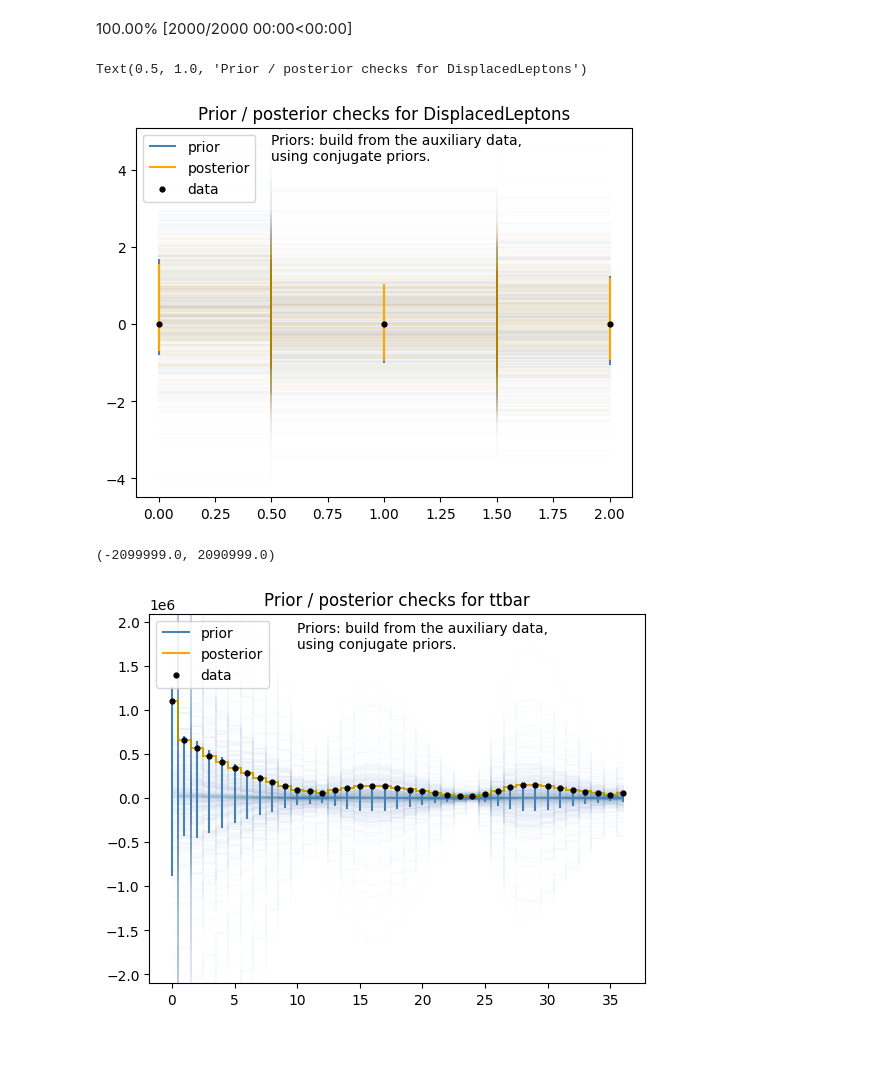
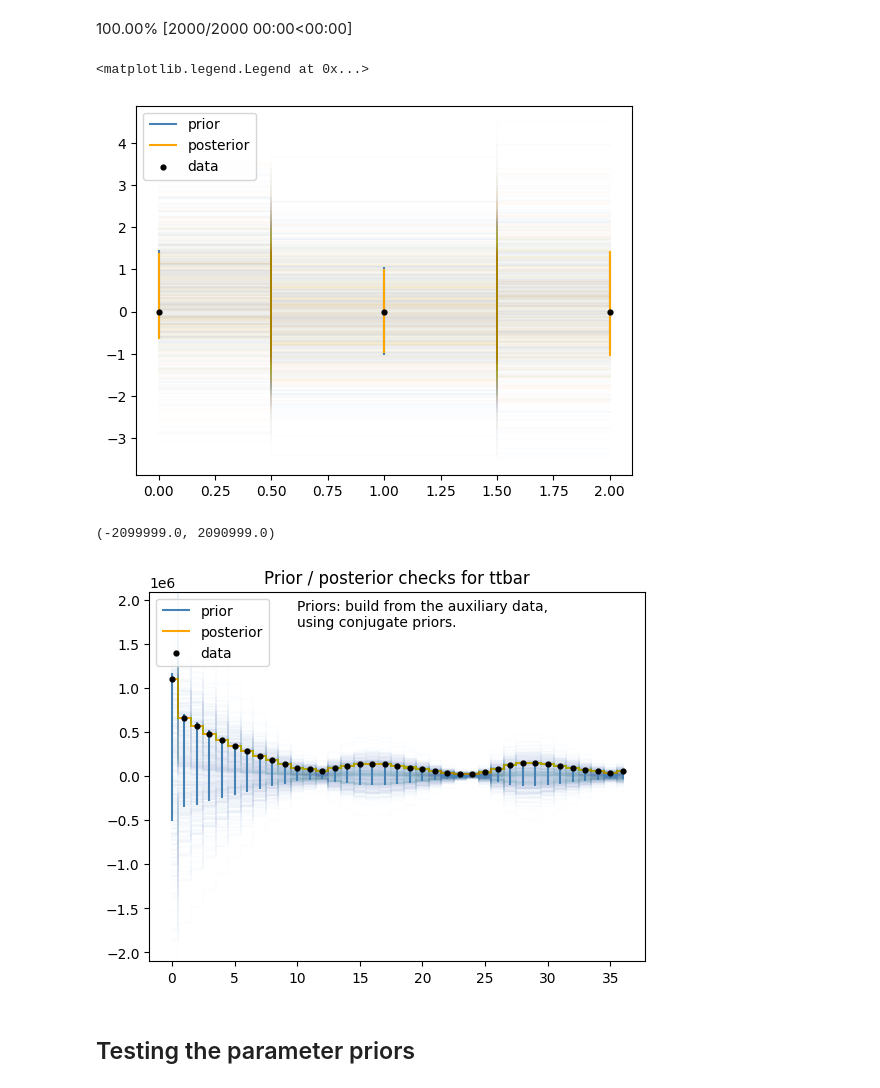
Before and after one commit to malin-horstmann/bayesian_pyhf, a Jupyter notebook: PPC/priors.ipynb, the cells around one changed output. Cells and saved outputs as stored; diff of their text form; code cells hidden in the pictures; blank space fills up the shorter version.

Commit message:
new priors with tests

```diff
--- a/PPC/priors.ipynb
+++ b/PPC/priors.ipynb
@@ -111,30 +128,44 @@ with pm.Model() as basic_model:
     norm_idx = np.concatenate([
         np.arange(v['slice'].start,v['slice'].stop) for k,v in model.config.par_map.items() if isinstance(v['paramset'], pyhf.parameters.constrained_by_normal)
     ])
+    # poiss_idx = np.concatenate([
+    #     np.arange(v['slice'].start,v['slice'].stop) for k,v in model.config.par_map.items() if isinstance(v['paramset'], pyhf.parameters.constrained_by_poisson)
+    # ])
 
     target = np.array(np.concatenate([unconstr_idx, norm_idx]))
-    ### Target vecor for ttbar
-    # target = np.array([72, 0, 1, 2, 3, 4, 5, 6, 7, 8, 9, 10, 11, 12, 13, 14, 15, 16, 17, 18, 19, 20, 21, 22, 23, 24, 25, 26, 27, 28, 29, 30, 31, 32, 33, 34, 35, 36, 37, 38, 39, 40,
-    #     41, 42, 43, 44, 45, 46, 47, 48, 49, 50, 51, 52, 53, 54, 55, 56, 57, 58, 59, 60, 61, 62, 63, 64, 65, 66, 67, 68, 69, 70, 71, 73, 74, 75, 76, 77, 78, 79, 80, 81, 82, 83, 84,
-    #     85, 86, 87, 88, 89, 90, 91, 92, 93, 94, 95, 96, 97])
-
+    # target = np.array(np.concatenate([unconstr_idx, norm_idx, poiss_idx]))
+    print(target)
 
 
     ## Parameters
+        # Unconstrained
     unconstr_pars = []
     unconstr_pars.extend(pm.Normal(f'{model.config.poi_name}', mu=[0], sigma=[1]))
 
+        # Normal (histosys, lumi, staterror)
     norm_pars = []
     mu = []
     sigma = []
     for k,v in model.config.par_map.items():
         if isinstance(v['paramset'], pyhf.parameters.constrained_by_normal):
-            mu.append(model.config.auxdata[model.config.auxdata_order.index(k)])
-            sigma.append(1)
-            # if
+            for i in model.constraint_model.viewer_aux.selected_viewer._partition_indices[model.config.auxdata_order.index(k)]:
+                mu.append(model.config.auxdata[int(i)])
+                sigma.append(model.constraint_model.constraints_gaussian.sigmas[int(i)])
     norm_pars.extend(pm.Normal('Normals', mu=mu, sigma=sigma))
 
+        # Poisson (shapesys)
+    # poiss_pars = []
+    # alpha = []
+    # beta = []
+    # for k,v in model.config.par_map.items():
+    #     if isinstance(v['paramset'], pyhf.parameters.constrained_by_poisson):
+    #         for i in model.constraint_model.viewer_aux.selected_viewer._partition_indices[model.config.auxdata_order.index(k)]:
+    #             alpha.append(model.config.auxdata[int(i)])
+    #             beta.append(1)
+    # poiss_pars.extend(pm.Gamma('Gammas', alpha=alpha, beta=beta))
+
     pars = np.concatenate([unconstr_pars, norm_pars])
+    # pars = np.concatenate([unconstr_pars, norm_pars, poiss_pars])
     final = pt.as_tensor_variable(pars[target.argsort()].tolist())
 
     ## Model for the model.expected_actualdata()
@@ -150,26 +181,26 @@ with pm.Model() as basic_model:
 # %%
 ### Plotting ...
     ## Prior predictive
 plt.step(np.linspace(0,nBins-1,nBins),prior_data.prior_predictive.main[0].T, alpha = 0.01, c = 'steelblue', where = 'mid');
 plt.vlines(np.arange(nBins),*np.quantile(prior_data.prior_predictive.main[0],[.15,.85],axis=0), colors = 'steelblue', label="prior");
     ## Posterior predictive
 plt.step(np.linspace(0,nBins-1,nBins),post_pred.posterior_predictive.main[0].T, alpha = 0.01, c = 'orange', where = 'mid');
 plt.vlines(np.arange(nBins),*np.quantile(post_pred.posterior_predictive.main[0],[.15,.85],axis=0), colors = 'orange', label="posterior")
     ## Observations
 plt.scatter(np.arange(nBins), obs, c = 'k',s=12, zorder = 999, label = "data")
 plt.legend(loc='upper left')
 
-plt.text(0.5, 4.25, 'Priors: build from the auxiliary data, \nusing conjugate priors.')
-# plt.text(10, 1699999, 'Priors: build from the auxiliary data, \nusing conjugate priors.')
-plt.title(f'Prior / posterior checks for {n}')
+# plt.text(0.5, 4.25, 'Priors: build from the auxiliary data, \nusing conjugate priors.')
+# # plt.text(10, 1699999, 'Priors: build from the auxiliary data, \nusing conjugate priors.')
+# plt.title(f'Prior / posterior checks for {n}')
 
 # ax = plt.gca()
 # ax.set_ylim([-2099999, 2090999])
 
 # plt.savefig(f'{n}.pdf')
 # %% [output]
-Text(0.5, 1.0, 'Prior / posterior checks for DisplacedLeptons')
+<matplotlib.legend.Legend at 0x...>
-[figure, old version]
+[figure, new version]
 # %%
 ### Plotting ...
     ## Prior predictive
@@ -192,4 +223,6 @@ ax.set_ylim([-2099999, 2090999])
 # plt.savefig(f'{n}.pdf')
 # %% [output]
 (-2099999.0, 2090999.0)
-[figure, old version]
+[figure, new version]
+# %% [markdown]
+## Testing the parameter priors
```
Also changed, not shown: parts of 10 cells of this notebook.
